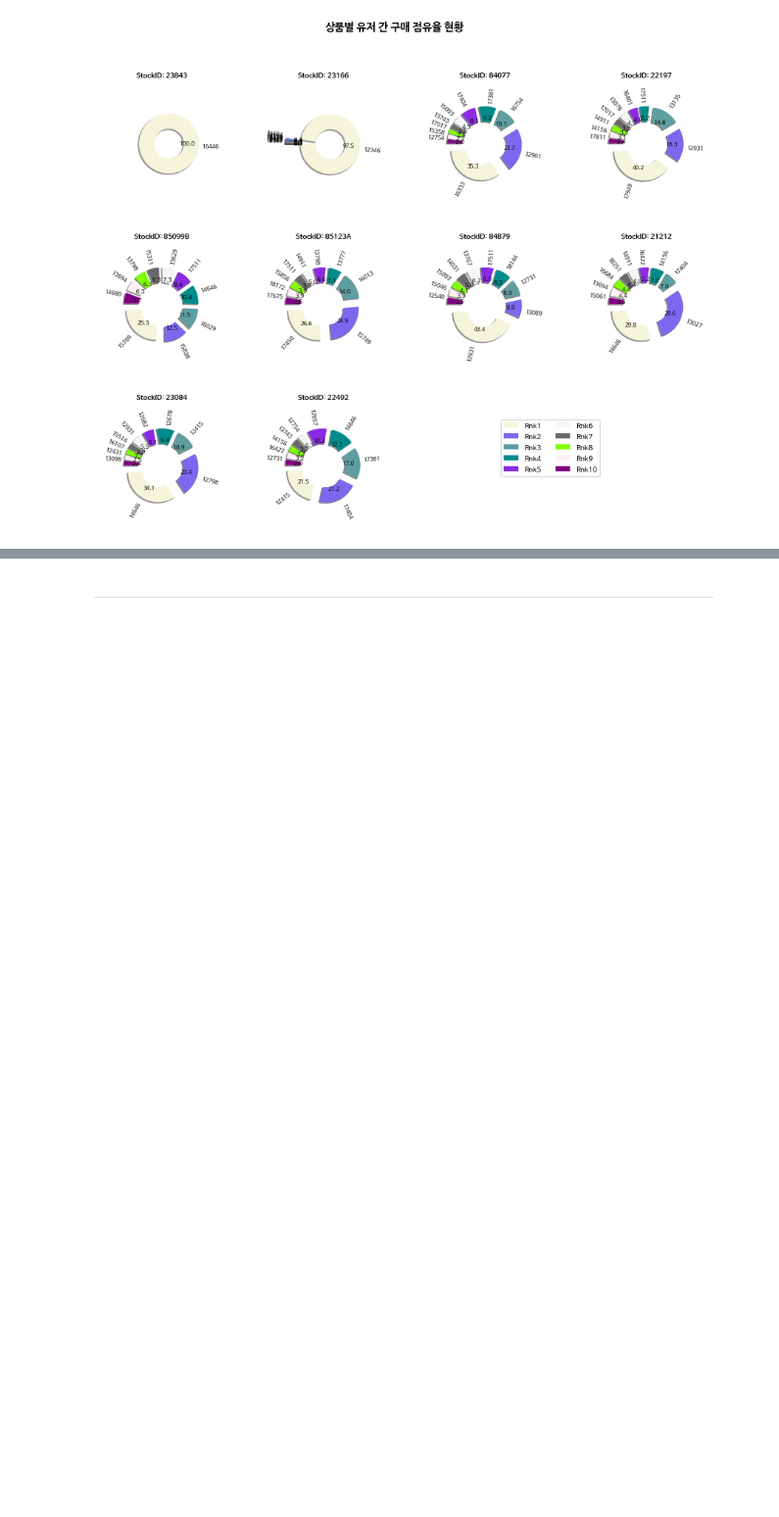
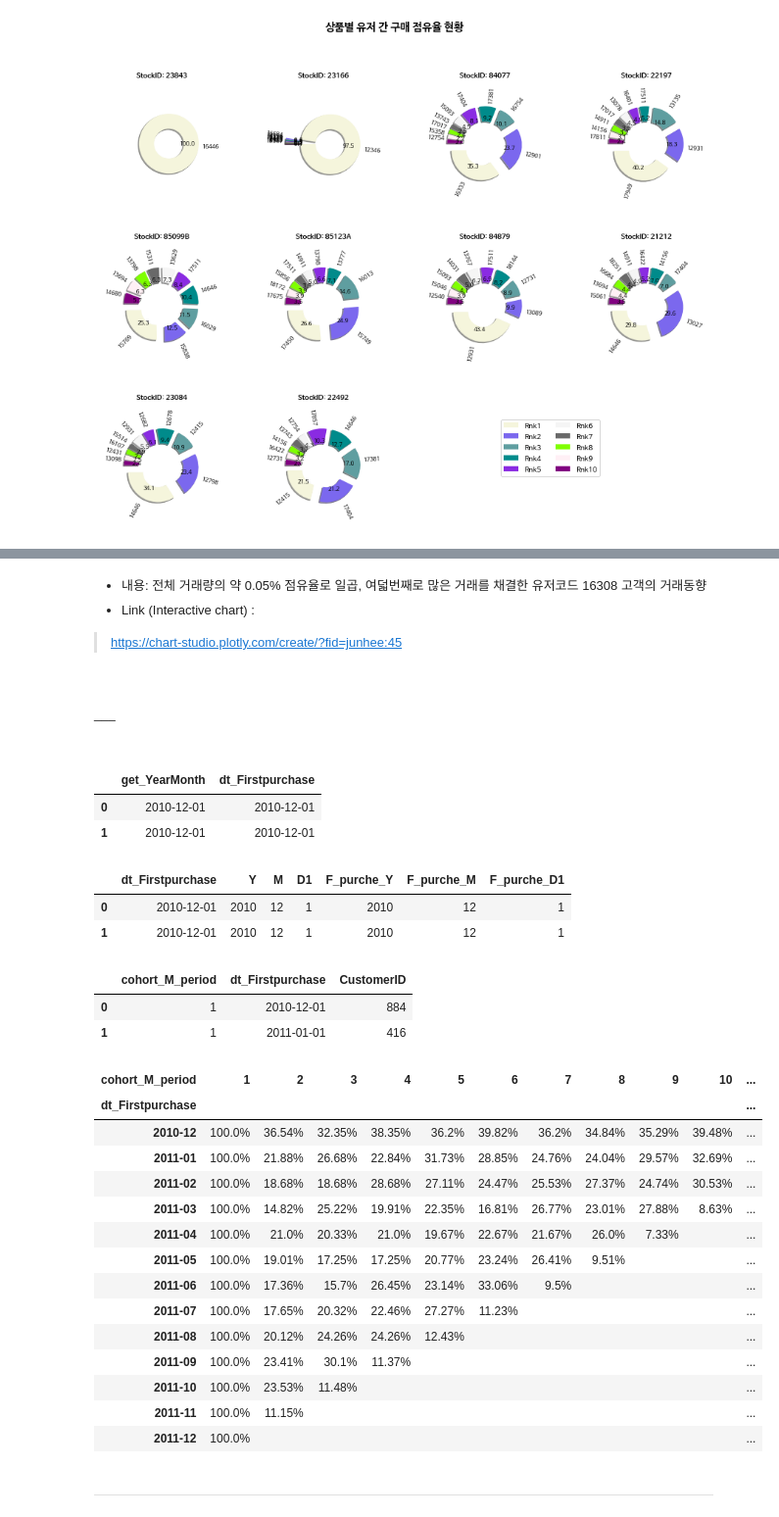
Before and after one commit to mwithgod3952/Conquering-Kaggle-s-challenge, a Jupyter notebook: Marketing_Analytics_Cohort_Analysis.ipynb, the cells around one changed output, grey strips where cells are left out. Shown: that part at 98% size. Drawn from its saved outputs; the diff is of its cells as text; code cells hidden in the pictures; blank space fills up the shorter version.

```diff
--- a/Marketing_Analytics_Cohort_Analysis.ipynb
+++ b/Marketing_Analytics_Cohort_Analysis.ipynb
@@ -747,3 +659,66 @@ vis_customer_trading_quant(input_i=b_group[6])
+# %% [markdown]
+* <font size = 2>내용: 전체 거래량의 약 0.05% 점유율로 일곱, 여덟번째로 많은 거래를 채결한 유저코드 16308 고객의 거래동향</font>
+* <font size = 2>Link (Interactive chart) :</font>
+> <font size=2>https://chart-studio.plotly.com/create/?fid=junhee:45</font>
+# %% [markdown]
+<font size = 2></font>
+# %% [markdown]
+<font size = 2>___</font>
+# %% [markdown]
+<font size = 2></font>
+# %%
+_df1['get_YearMonth'] = _df1['InvoiceDate'].apply(lambda x: datetime.datetime(x.year, x.month, 1))
+_df1['dt_Firstpurchase'] = _df1.groupby('CustomerID')['get_YearMonth'].transform('min')
+
+_df1.loc[:, ['get_YearMonth', 'dt_Firstpurchase']].head(2)
+# %% [output]
+|  | get_YearMonth | dt_Firstpurchase |
+| 0 | 2010-12-01 | 2010-12-01 |
+| 1 | 2010-12-01 | 2010-12-01 |
+# %%
+cohort_TargetcolL = ['get_YearMonth', 'dt_Firstpurchase']
+_df1['Y'], _df1['M'], _df1['D1'] = pd.DatetimeIndex(_df1[cohort_TargetcolL[0]]).year, pd.DatetimeIndex(_df1[cohort_TargetcolL[0]]).month, pd.DatetimeIndex(_df1[cohort_TargetcolL[0]]).day
+_df1['F_purche_Y'], _df1['F_purche_M'], _df1['F_purche_D1'] = pd.DatetimeIndex(_df1[cohort_TargetcolL[1]]).year, pd.DatetimeIndex(_df1[cohort_TargetcolL[1]]).month, pd.DatetimeIndex(_df1[cohort_TargetcolL[1]]).day
+
+_df1.iloc[:, -7:].head(2)
+# %% [output]
+|  | dt_Firstpurchase | Y | M | D1 | F_purche_Y | F_purche_M | F_purche_D1 |
+| 0 | 2010-12-01 | 2010 | 12 | 1 | 2010 | 12 | 1 |
+| 1 | 2010-12-01 | 2010 | 12 | 1 | 2010 | 12 | 1 |
+# %%
+Y_interval = _df1['Y'] - _df1['F_purche_Y']
+M_interval = _df1['M'] - _df1['F_purche_M']
+
+_df1['cohort_M_period'] = 12*Y_interval+M_interval+1
+
+cohort_df = _df1.groupby(['cohort_M_period', 'dt_Firstpurchase'])['CustomerID'].nunique().reset_index()
+cohort_df.head(2)
+# %% [output]
+|  | cohort_M_period | dt_Firstpurchase | CustomerID |
+| 0 | 1 | 2010-12-01 | 884 |
+| 1 | 1 | 2011-01-01 | 416 |
+# %%
+cohort_pivot = cohort_df.pivot(index='dt_Firstpurchase', columns='cohort_M_period', values='CustomerID')
+cohort_Retentionrt = cohort_pivot.divide(cohort_pivot.iloc[:, 0], axis=0)
+cohort_Retentionrt = cohort_Retentionrt.set_index(cohort_Retentionrt.index.strftime("%Y-%m"))
+
+data_table.DataTable(cohort_Retentionrt.applymap(lambda x: str(round(x*100, 2))+'%' if pd.notnull(x) else ''), include_index=True, num_rows_per_page=13)
+# %% [output]
+| cohort_M_period | 1 | 2 | 3 | 4 | 5 | 6 | 7 | 8 | 9 | 10 | ... |
+| dt_Firstpurchase |  |  |  |  |  |  |  |  |  |  | ... |
+| 2010-12 | 100.0% | 36.54% | 32.35% | 38.35% | 36.2% | 39.82% | 36.2% | 34.84% | 35.29% | 39.48% | ... |
+| 2011-01 | 100.0% | 21.88% | 26.68% | 22.84% | 31.73% | 28.85% | 24.76% | 24.04% | 29.57% | 32.69% | ... |
+| 2011-02 | 100.0% | 18.68% | 18.68% | 28.68% | 27.11% | 24.47% | 25.53% | 27.37% | 24.74% | 30.53% | ... |
+| 2011-03 | 100.0% | 14.82% | 25.22% | 19.91% | 22.35% | 16.81% | 26.77% | 23.01% | 27.88% | 8.63% | ... |
+| 2011-04 | 100.0% | 21.0% | 20.33% | 21.0% | 19.67% | 22.67% | 21.67% | 26.0% | 7.33% |  | ... |
+| 2011-05 | 100.0% | 19.01% | 17.25% | 17.25% | 20.77% | 23.24% | 26.41% | 9.51% |  |  | ... |
+| 2011-06 | 100.0% | 17.36% | 15.7% | 26.45% | 23.14% | 33.06% | 9.5% |  |  |  | ... |
+| 2011-07 | 100.0% | 17.65% | 20.32% | 22.46% | 27.27% | 11.23% |  |  |  |  | ... |
+| 2011-08 | 100.0% | 20.12% | 24.26% | 24.26% | 12.43% |  |  |  |  |  | ... |
+| 2011-09 | 100.0% | 23.41% | 30.1% | 11.37% |  |  |  |  |  |  | ... |
+| 2011-10 | 100.0% | 23.53% | 11.48% |  |  |  |  |  |  |  | ... |
+| 2011-11 | 100.0% | 11.15% |  |  |  |  |  |  |  |  | ... |
+| 2011-12 | 100.0% |  |  |  |  |  |  |  |  |  | ... |
 # %% [markdown]
 ---
 # %% [markdown]
```
Also changed, not shown: parts of 20 cells of this notebook.
